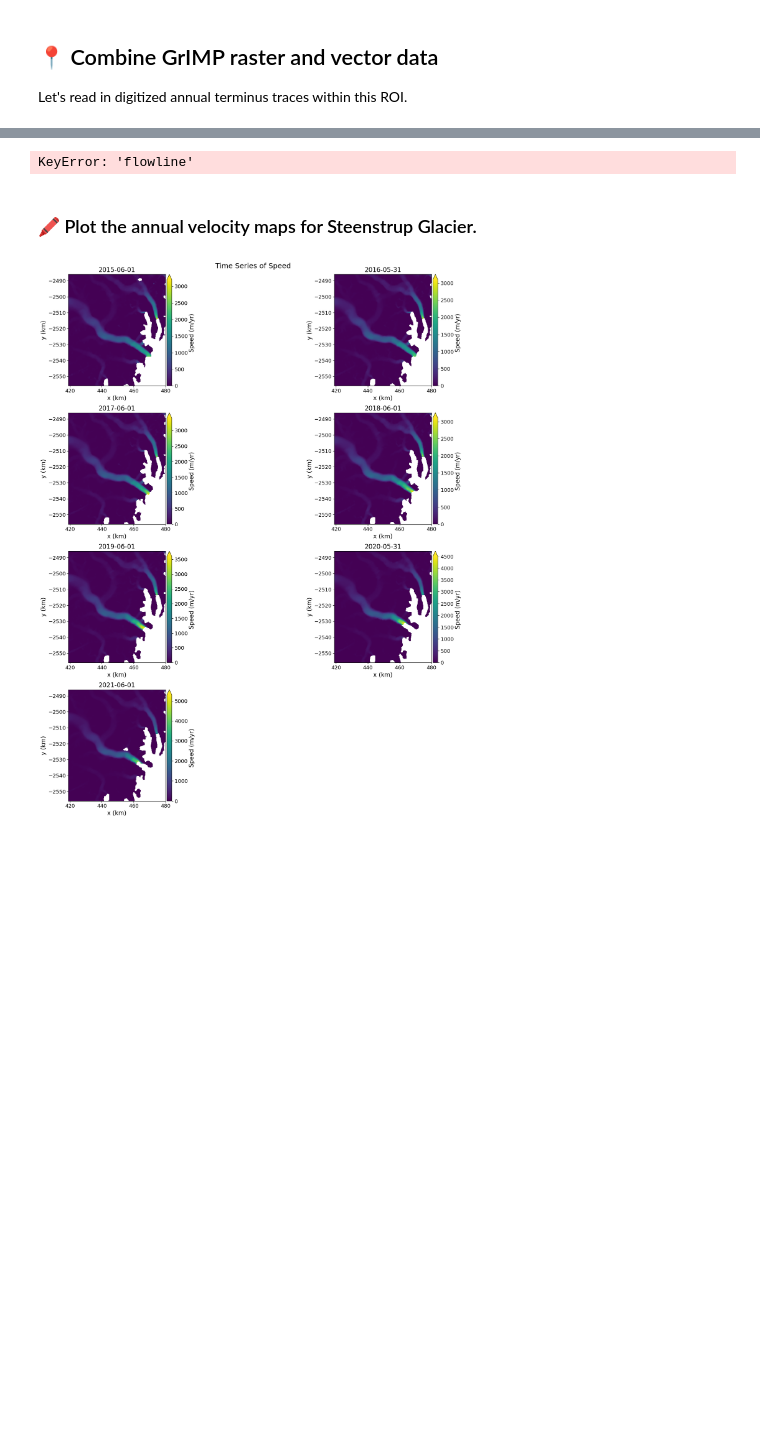
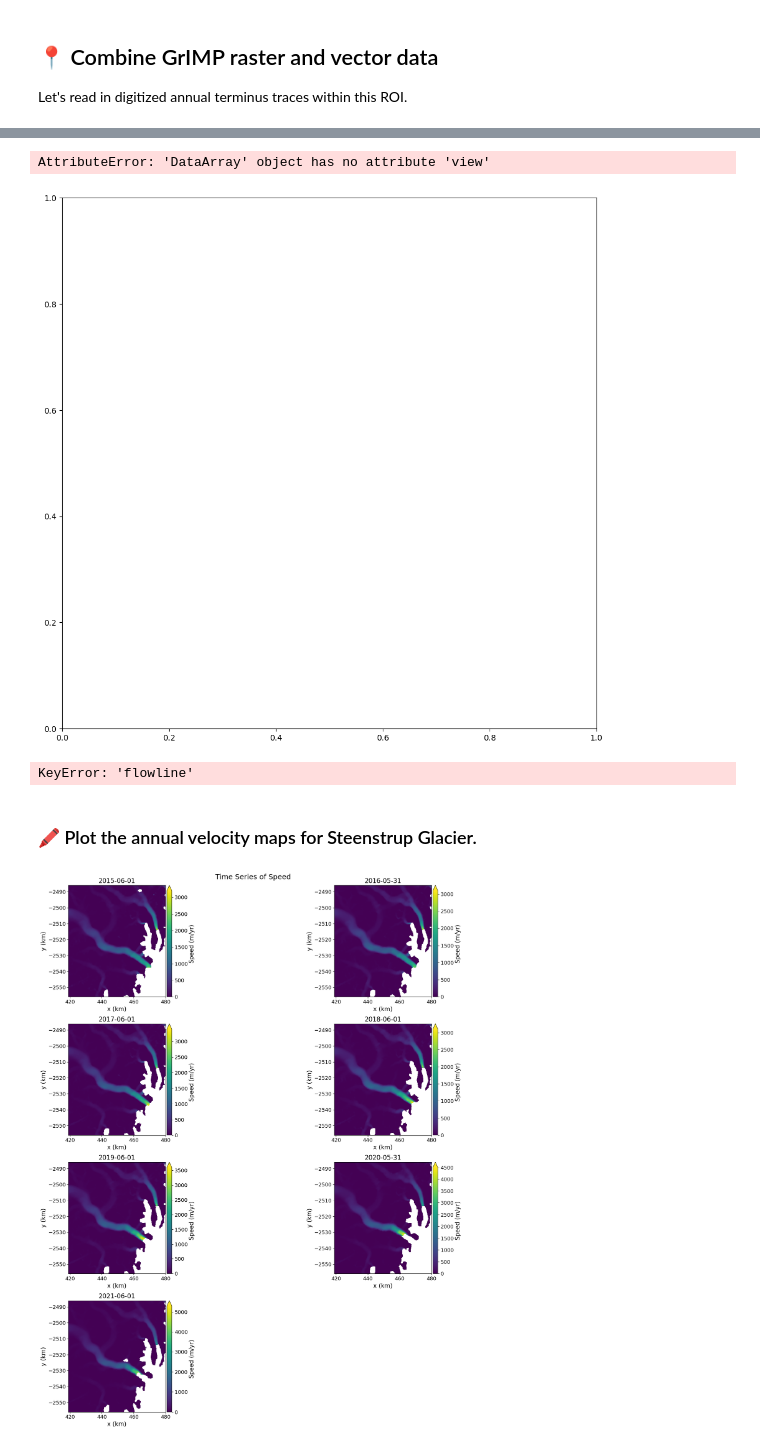
Before and after one commit to michaleaking/AGU23, a Jupyter notebook: GrIMP_tutorial-AGU23.ipynb, the cells around one changed output, grey strips where cells are left out. Drawn from its saved outputs; the diff is of its cells as text; code cells hidden in the pictures; blank space fills up the shorter version.

```diff
--- a/GrIMP_tutorial-AGU23.ipynb
+++ b/GrIMP_tutorial-AGU23.ipynb
@@ -337,3 +353,9 @@ NameError: name 'glob' is not defined
+# %%
+r2 = rasterio.plot.show(sm,ax=ax,cmap='viridis',alpha=0.6)
+clippedfronts.plot(column='SourceDate', cmap=None, ax=ax,legend=True)
+# %% [output]
+AttributeError: 'DataArray' object has no attribute 'view'
+[figure, added]
 # %%
 for i in range(1, 3):
     myShapeFiles += glob.glob(f'shpfiles/*.shp')#shpfiles/glacier?00{i}.shp')  # Search for glaciers with ?00n where n ranges from 1 to 6
```
Also changed, not shown: parts of 9 cells of this notebook.
